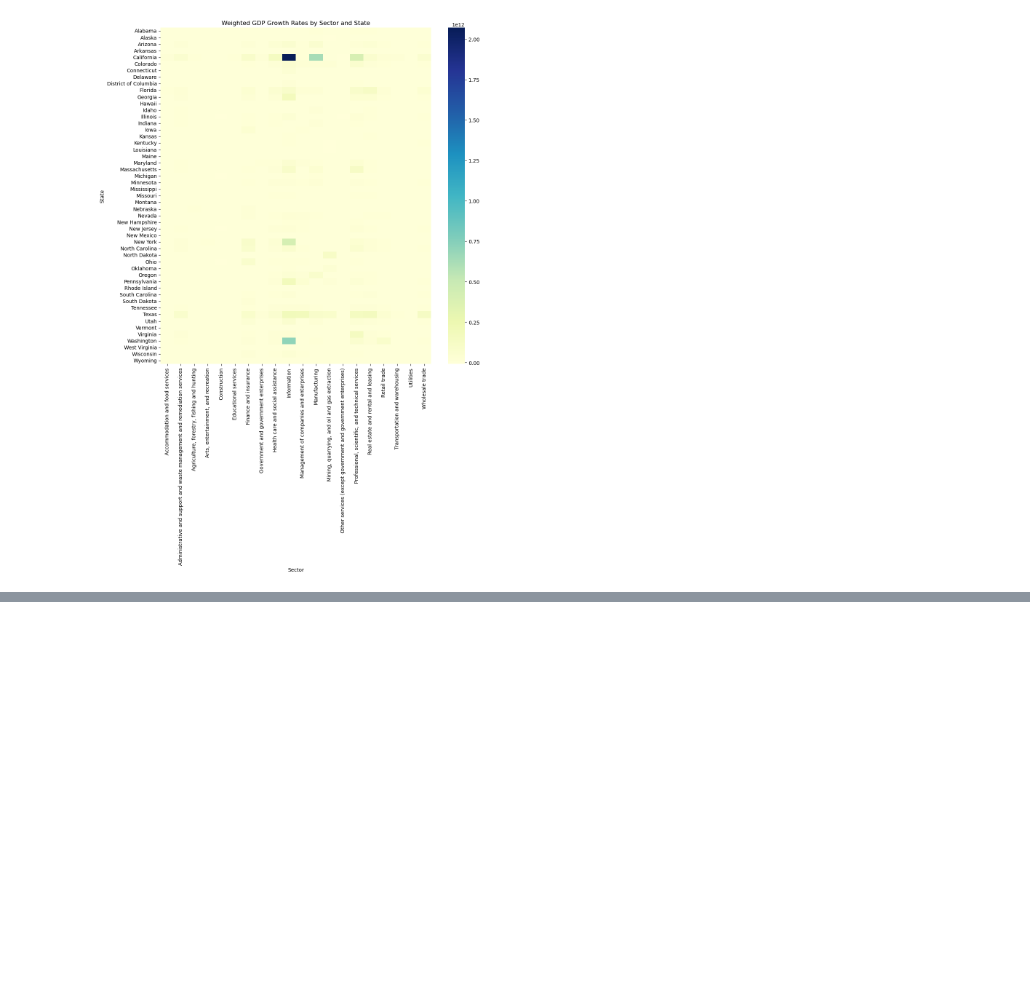
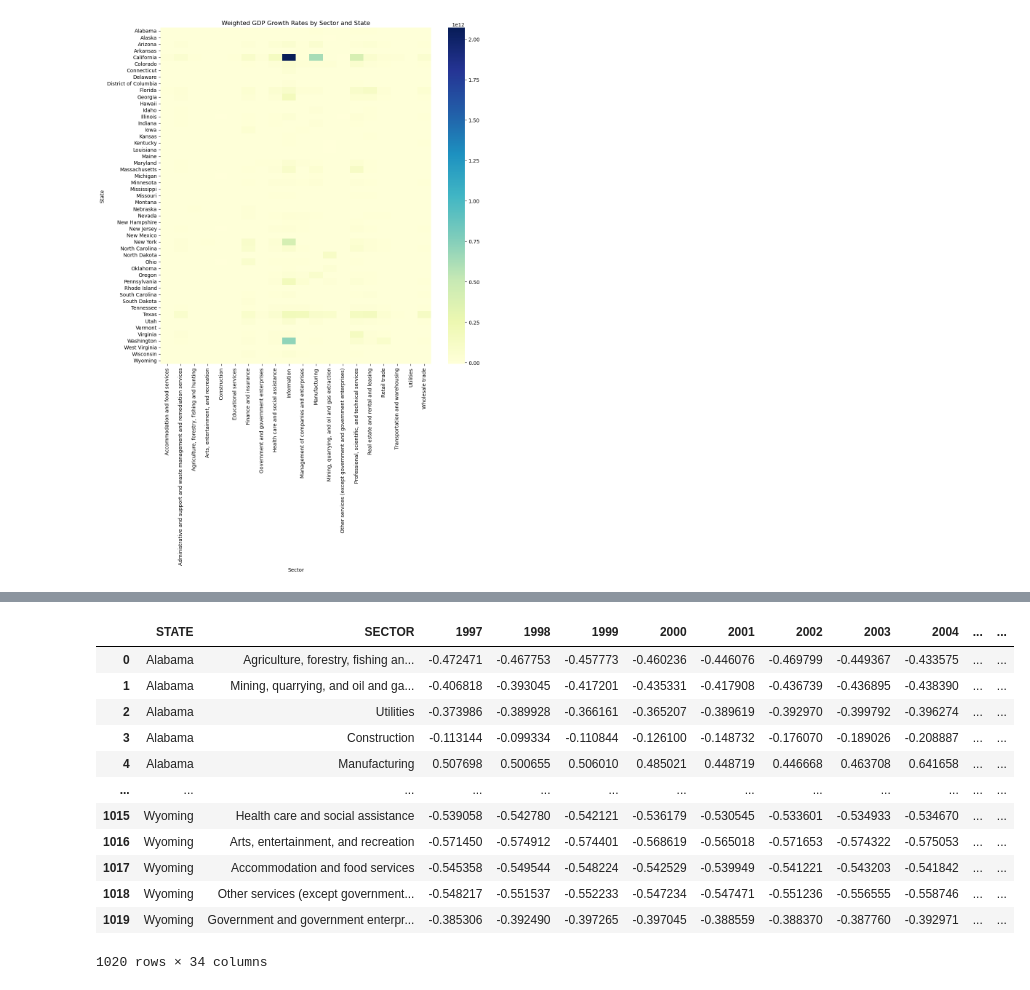
Before and after one commit to zachpinto/gdp-by-state, a Jupyter notebook: notebooks/01-ztwp-preparation.ipynb, the cells around one changed output, grey strips where cells are left out. Cells and saved outputs as stored; diff of their text form; code cells hidden in the pictures; blank space fills up the shorter version.

```diff
--- a/notebooks/01-ztwp-preparation.ipynb
+++ b/notebooks/01-ztwp-preparation.ipynb
@@ -329,0 +343,27 @@ ModuleNotFoundError: No module named 'geopandas'
+# %%
+from sklearn.preprocessing import StandardScaler
+
+# Select the columns with GDP data (years 1997-2021)
+gdp_columns = df.columns[2:-2]
+
+# Create a StandardScaler object
+scaler = StandardScaler()
+
+# Apply z-score normalization to the GDP data
+df[gdp_columns] = scaler.fit_transform(df[gdp_columns])
+# %%
+df
+# %% [output]
+|  | STATE | SECTOR | 1997 | 1998 | 1999 | 2000 | 2001 | 2002 | 2003 | 2004 | ... | ... |
+| 0 | Alabama | Agriculture, forestry, fishing an... | -0.472471 | -0.467753 | -0.457773 | -0.460236 | -0.446076 | -0.469799 | -0.449367 | -0.433575 | ... | ... |
+| 1 | Alabama | Mining, quarrying, and oil and ga... | -0.406818 | -0.393045 | -0.417201 | -0.435331 | -0.417908 | -0.436739 | -0.436895 | -0.438390 | ... | ... |
+| 2 | Alabama | Utilities | -0.373986 | -0.389928 | -0.366161 | -0.365207 | -0.389619 | -0.392970 | -0.399792 | -0.396274 | ... | ... |
+| 3 | Alabama | Construction | -0.113144 | -0.099334 | -0.110844 | -0.126100 | -0.148732 | -0.176070 | -0.189026 | -0.208887 | ... | ... |
+| 4 | Alabama | Manufacturing | 0.507698 | 0.500655 | 0.506010 | 0.485021 | 0.448719 | 0.446668 | 0.463708 | 0.641658 | ... | ... |
+| ... | ... | ... | ... | ... | ... | ... | ... | ... | ... | ... | ... | ... |
+| 1015 | Wyoming | Health care and social assistance | -0.539058 | -0.542780 | -0.542121 | -0.536179 | -0.530545 | -0.533601 | -0.534933 | -0.534670 | ... | ... |
+| 1016 | Wyoming | Arts, entertainment, and recreation | -0.571450 | -0.574912 | -0.574401 | -0.568619 | -0.565018 | -0.571653 | -0.574322 | -0.575053 | ... | ... |
+| 1017 | Wyoming | Accommodation and food services | -0.545358 | -0.549544 | -0.548224 | -0.542529 | -0.539949 | -0.541221 | -0.543203 | -0.541842 | ... | ... |
+| 1018 | Wyoming | Other services (except government... | -0.548217 | -0.551537 | -0.552233 | -0.547234 | -0.547471 | -0.551236 | -0.556555 | -0.558746 | ... | ... |
+| 1019 | Wyoming | Government and government enterpr... | -0.385306 | -0.392490 | -0.397265 | -0.397045 | -0.388559 | -0.388370 | -0.387760 | -0.392971 | ... | ... |
+1020 rows × 34 columns
```
Also changed, not shown: parts of 4 cells of this notebook, 1 other file.
